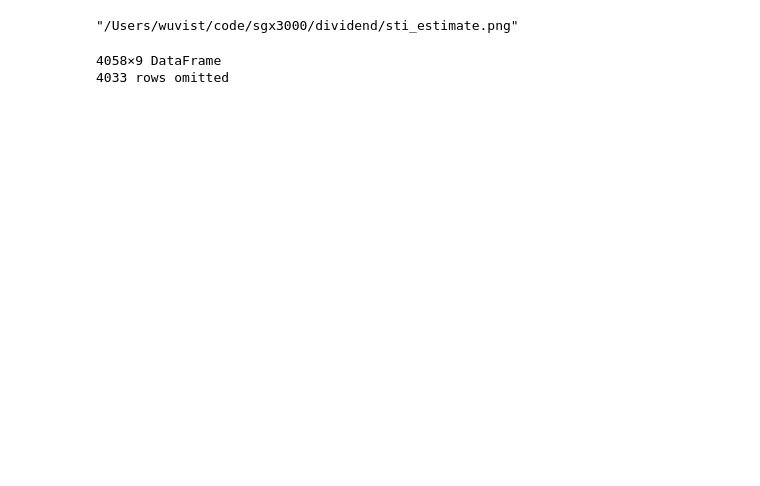
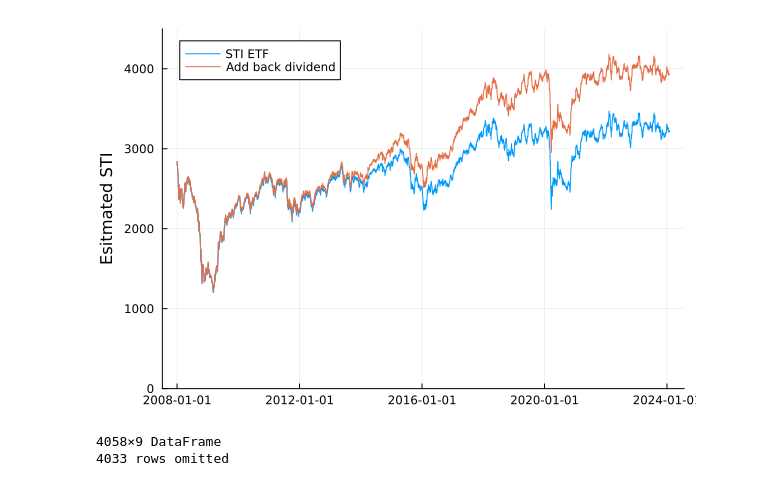
Before and after one commit to Wuvist/sgx3000, a Jupyter notebook: try.ipynb, the cells around one changed output. Cells and saved outputs as stored; diff of their text form; code cells hidden in the pictures; blank space fills up the shorter version.

```diff
--- a/try.ipynb
+++ b/try.ipynb
@@ -8,11 +20,11 @@ c3 = theme_palette(:auto).colors.colors[3]
 sti = last(CSV.read("sti_data.csv", DataFrame), 4033)
 es3 = CSV.read("data/ES3.csv", DataFrame)
 # %%
-plot(Date.(SubString.(sti.Date, 1, 10)), es3.Close .* 1000, label="STI ETF", ylim=(0, 4500), ylabel="Esitmated STI")
-plot!(Date.(SubString.(sti.Date, 1, 10)), es3.RClose .* 1000, color=c2, label="Add back dividend")
-savefig("dividend/sti_estimate.png")
+plot(Date.(SubString.(es3.Date, 1, 10)), es3.Close .* 1000, label="STI ETF", ylim=(0, 4500), ylabel="Esitmated STI")
+plot!(Date.(SubString.(es3.Date, 1, 10)), es3.RClose .* 1000, color=c2, label="Add back dividend")
+# savefig("dividend/sti_estimate.png")
 # %% [output]
-"/Users/wuvist/code/sgx3000/dividend/sti_estimate.png"
+[figure, added]
 # %%
 df = CSV.read("data/D8DU.csv", DataFrame)
 # %% [output]
```
Also changed, not shown: parts of 2 cells of this notebook.
